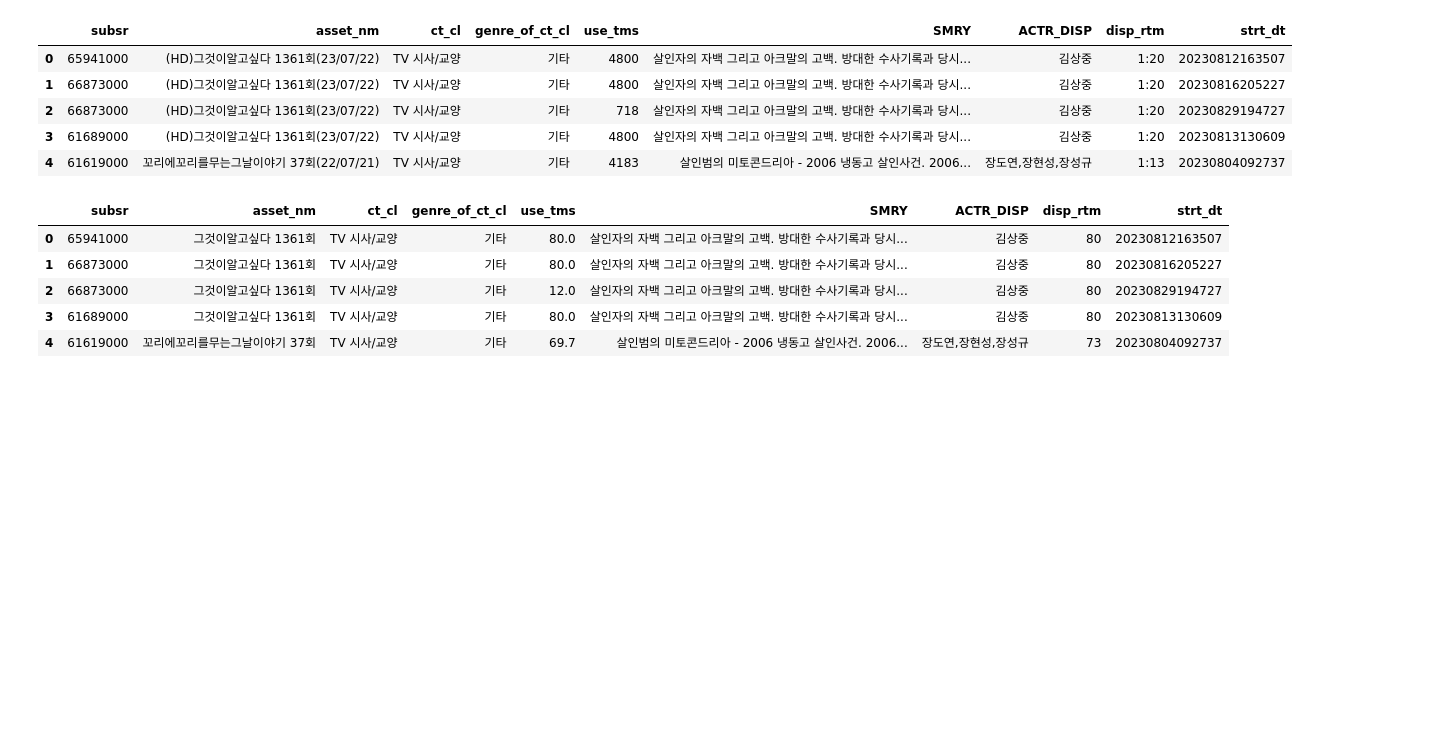
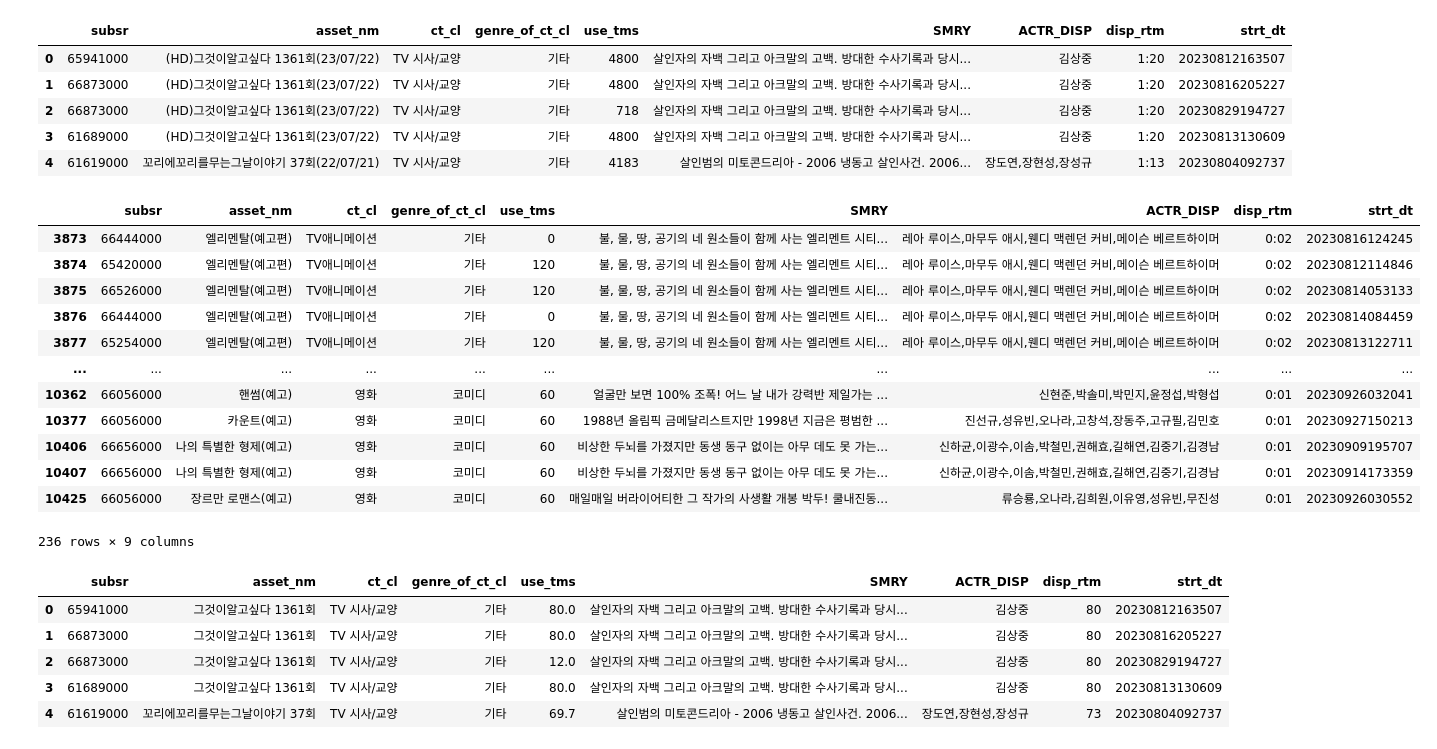
Before and after one commit to LGHV-team1/final-project, a Jupyter notebook: 전처리/vod8,9통합.ipynb, the cells around one changed output. Cells and saved outputs as stored; diff of their text form; code cells hidden in the pictures; blank space fills up the shorter version.

```diff
--- a/전처리/vod8,9통합.ipynb
+++ b/전처리/vod8,9통합.ipynb
@@ -24,6 +30,24 @@ vod_89.head()
 | 2 | 66873000 | (HD)그것이알고싶다 1361회(23/07/22) | TV 시사/교양 | 기타 | 718 | 살인자의 자백 그리고 아크말의 고백. 방대한 수사기록과 당시... | 김상중 | 1:20 | 20230829194727 |
 | 3 | 61689000 | (HD)그것이알고싶다 1361회(23/07/22) | TV 시사/교양 | 기타 | 4800 | 살인자의 자백 그리고 아크말의 고백. 방대한 수사기록과 당시... | 김상중 | 1:20 | 20230813130609 |
 | 4 | 61619000 | 꼬리에꼬리를무는그날이야기 37회(22/07/21) | TV 시사/교양 | 기타 | 4183 | 살인범의 미토콘드리아 - 2006 냉동고 살인사건. 2006... | 장도연,장현성,장성규 | 1:13 | 20230804092737 |
+# %%
+# vod_89[vod_89['asset_nm'].str.contains('예고')] # 236
+# vod_89[vod_89['asset_nm'].str.contains('(예고편)')] # 12
+vod_89[vod_89['asset_nm'].str.contains('(예고)')] # 12
+# %% [output]
+|  | subsr | asset_nm | ct_cl | genre_of_ct_cl | use_tms | SMRY | ACTR_DISP | disp_rtm | strt_dt |
+| 3873 | 66444000 | 엘리멘탈(예고편) | TV애니메이션 | 기타 | 0 | 불, 물, 땅, 공기의 네 원소들이 함께 사는 엘리멘트 시티... | 레아 루이스,마무두 애시,웬디 맥렌던 커비,메이슨 베르트하이머 | 0:02 | 20230816124245 |
+| 3874 | 65420000 | 엘리멘탈(예고편) | TV애니메이션 | 기타 | 120 | 불, 물, 땅, 공기의 네 원소들이 함께 사는 엘리멘트 시티... | 레아 루이스,마무두 애시,웬디 맥렌던 커비,메이슨 베르트하이머 | 0:02 | 20230812114846 |
+| 3875 | 66526000 | 엘리멘탈(예고편) | TV애니메이션 | 기타 | 120 | 불, 물, 땅, 공기의 네 원소들이 함께 사는 엘리멘트 시티... | 레아 루이스,마무두 애시,웬디 맥렌던 커비,메이슨 베르트하이머 | 0:02 | 20230814053133 |
+| 3876 | 66444000 | 엘리멘탈(예고편) | TV애니메이션 | 기타 | 0 | 불, 물, 땅, 공기의 네 원소들이 함께 사는 엘리멘트 시티... | 레아 루이스,마무두 애시,웬디 맥렌던 커비,메이슨 베르트하이머 | 0:02 | 20230814084459 |
+| 3877 | 65254000 | 엘리멘탈(예고편) | TV애니메이션 | 기타 | 120 | 불, 물, 땅, 공기의 네 원소들이 함께 사는 엘리멘트 시티... | 레아 루이스,마무두 애시,웬디 맥렌던 커비,메이슨 베르트하이머 | 0:02 | 20230813122711 |
+| ... | ... | ... | ... | ... | ... | ... | ... | ... | ... |
+| 10362 | 66056000 | 핸썸(예고) | 영화 | 코미디 | 60 | 얼굴만 보면 100% 조폭! 어느 날 내가 강력반 제일가는 ... | 신현준,박솔미,박민지,윤정섭,박형섭 | 0:01 | 20230926032041 |
+| 10377 | 66056000 | 카운트(예고) | 영화 | 코미디 | 60 | 1988년 올림픽 금메달리스트지만 1998년 지금은 평범한 ... | 진선규,성유빈,오나라,고창석,장동주,고규필,김민호 | 0:01 | 20230927150213 |
+| 10406 | 66656000 | 나의 특별한 형제(예고) | 영화 | 코미디 | 60 | 비상한 두뇌를 가졌지만 동생 동구 없이는 아무 데도 못 가는... | 신하균,이광수,이솜,박철민,권해효,길해연,김중기,김경남 | 0:01 | 20230909195707 |
+| 10407 | 66656000 | 나의 특별한 형제(예고) | 영화 | 코미디 | 60 | 비상한 두뇌를 가졌지만 동생 동구 없이는 아무 데도 못 가는... | 신하균,이광수,이솜,박철민,권해효,길해연,김중기,김경남 | 0:01 | 20230914173359 |
+| 10425 | 66056000 | 장르만 로맨스(예고) | 영화 | 코미디 | 60 | 매일매일 버라이어티한 그 작가의 사생활 개봉 박두! 쿨내진동... | 류승룡,오나라,김희원,이유영,성유빈,무진성 | 0:01 | 20230926030552 |
+236 rows × 9 columns
 # %%
 from pandas._libs.tslibs.offsets import Hour
 def preprocessing(df):
```
Also changed, not shown: parts of 2 cells of this notebook.
